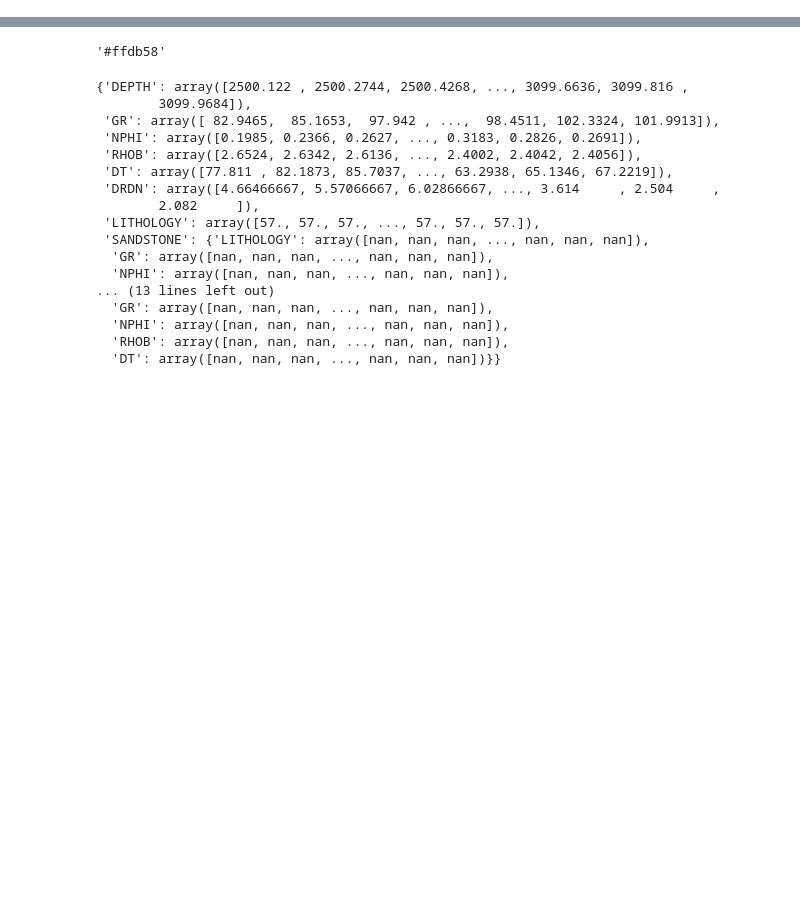
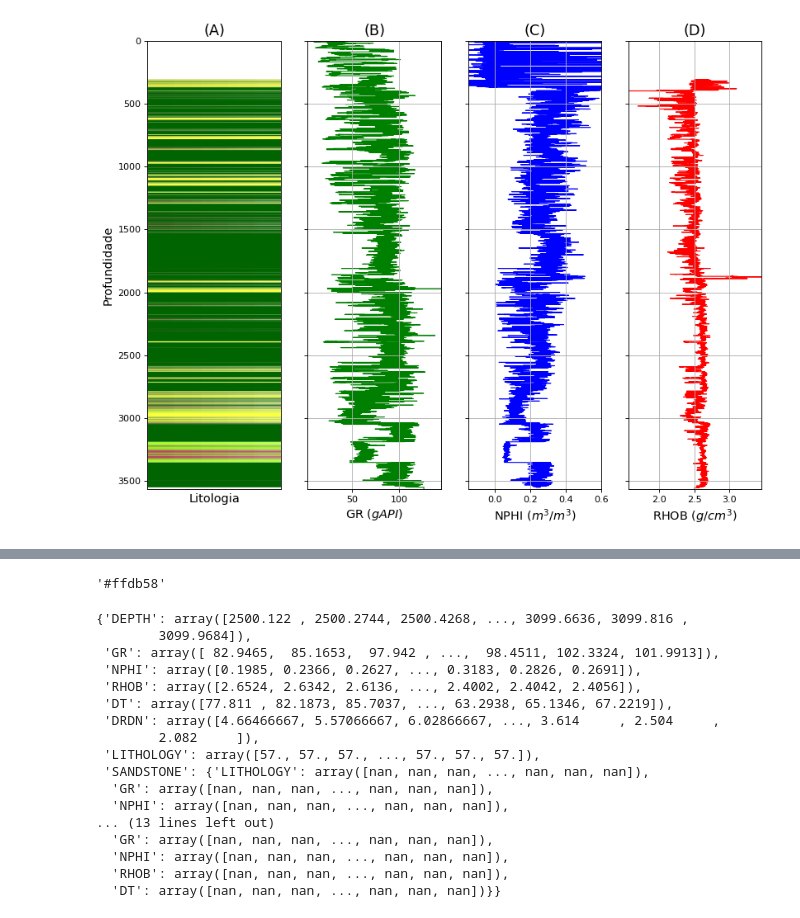
Before and after one commit to rmotadutra/PFG_2020, a Jupyter notebook: codes/SeparateLithologyFigure.ipynb, the cells around one changed output, grey strips where cells are left out. Saved outputs shown, nothing was run; the diff lists cells and outputs as text; code cells hidden in the pictures; blank space fills up the shorter version.

```diff
--- a/codes/SeparateLithologyFigure.ipynb
+++ b/codes/SeparateLithologyFigure.ipynb
@@ -22,0 +29,21 @@ well_28D['LITHOLOGY'] = litho_28D
+# %%
+usuario_perfis = {
+    'comprimento':12,
+    'altura':9,
+    'linha_estilo' : '-',
+    'titulo_fonte':16,
+    'resolucao':80,
+    'titulo_geral':''
+}
+
+grafico = perfis.plotagem(4, usuario_perfis)
+
+grafico.plot_l(0, well_28D['LITHOLOGY'], well_28D['DEPTH'], relacao_cor = cores, padrao_local = {'descricao_y':'Profundidade', 'descricao_x':'Litologia', 'titulo':'(A)', 'minimo_x': 0, 'maximo_x': 10})
+
+grafico.plot_s(1, well_28D['GR'], well_28D['DEPTH'], {'cor':'green', 'descricao_x':'GR $(gAPI)$', 'titulo':'(B)','ordem_z':-1})
+
+grafico.plot_s(3, well_28D['RHOB'], well_28D['DEPTH'], {'cor':'red', 'descricao_x':'RHOB $(g/cm^3)$', 'titulo':'(D)','ordem_z':-1})
+
+grafico.plot_s(2, well_28D['NPHI'], well_28D['DEPTH'], {'cor':'blue', 'descricao_x':'NPHI $(m^3/m^3)$', 'titulo':'(C)', 'minimo_x':-0.15, 'maximo_x': 0.6, 'ordem_z':-1})
+# %% [output]
+[figure, added]
```
Also changed, not shown: parts of 17 cells of this notebook, 1 other file.
